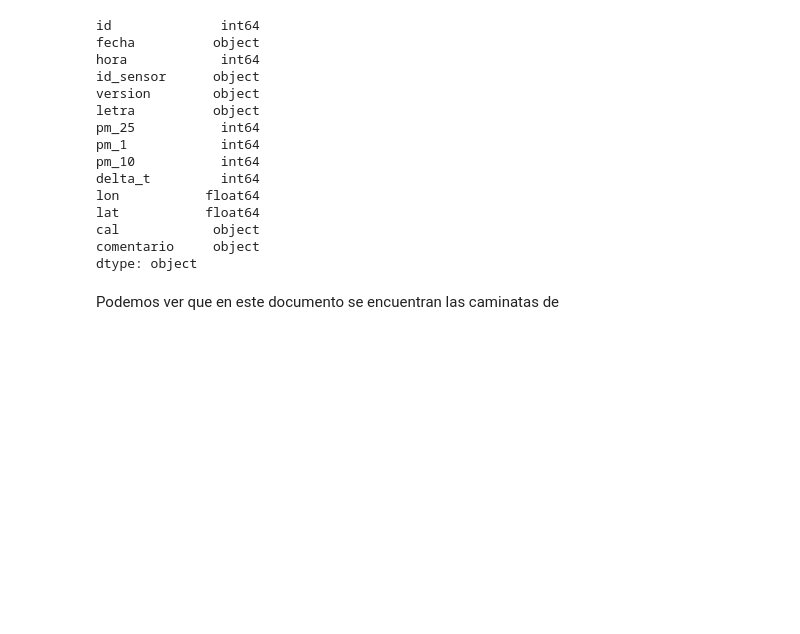
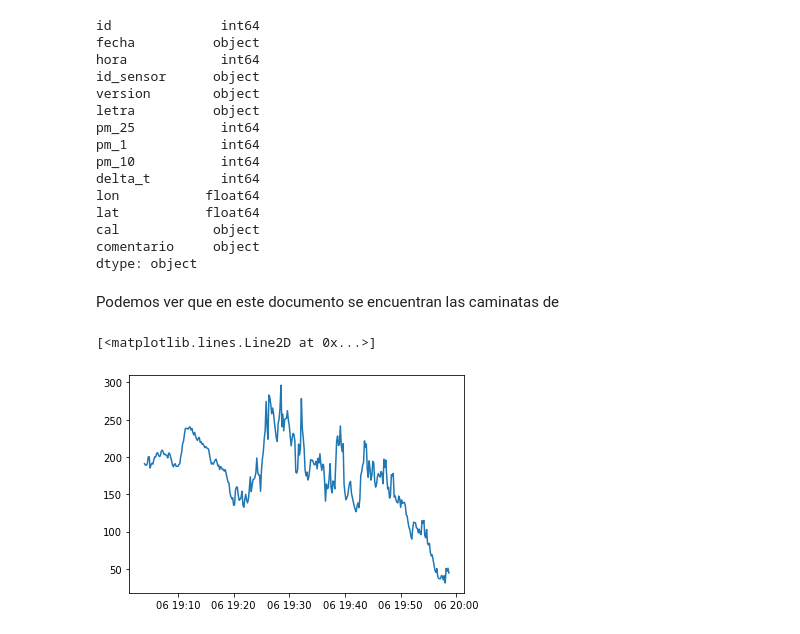
Before and after one commit to 0caucau/EnviroHealth, a Jupyter notebook: Arreglo_datos.ipynb, the cells around one changed output. Drawn from its saved outputs; the diff is of its cells as text; code cells hidden in the pictures; blank space fills up the shorter version.

```diff
--- a/Arreglo_datos.ipynb
+++ b/Arreglo_datos.ipynb
@@ -136,0 +166,14 @@ def nameless(df_a):
+# %%
+df_proma = data[data['letra']=='d']
+
+import matplotlib.pyplot as plt
+hola123 = df_proma.resample('5S', on='time_cl')['pm_25'].agg(['mean'])
+hola123.dropna(inplace=True)
+hola123 = hola123.reset_index()
+hola123.dtypes
+y = hola123['mean']
+
+plt.plot(hola123.time_cl,y, label='promedio')
+# %% [output]
+[<matplotlib.lines.Line2D at 0x...>]
+[figure, added]
```
Also changed, not shown: parts of 18 cells of this notebook.
